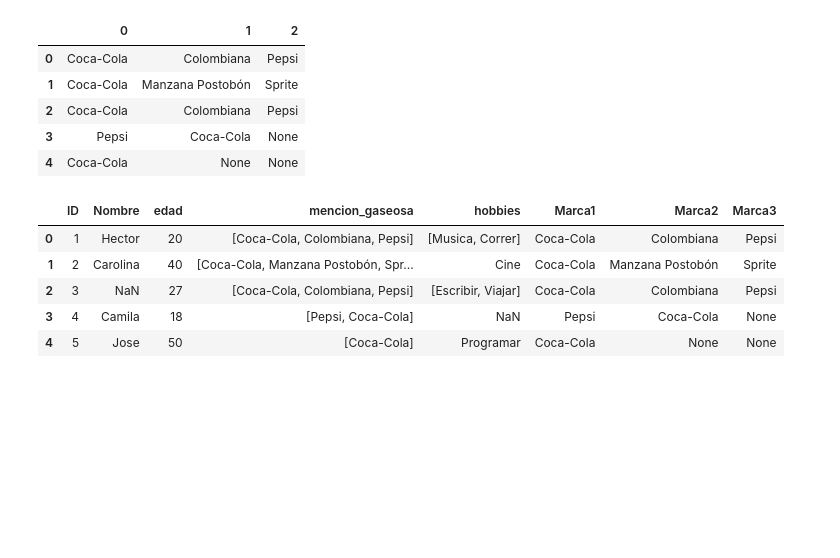
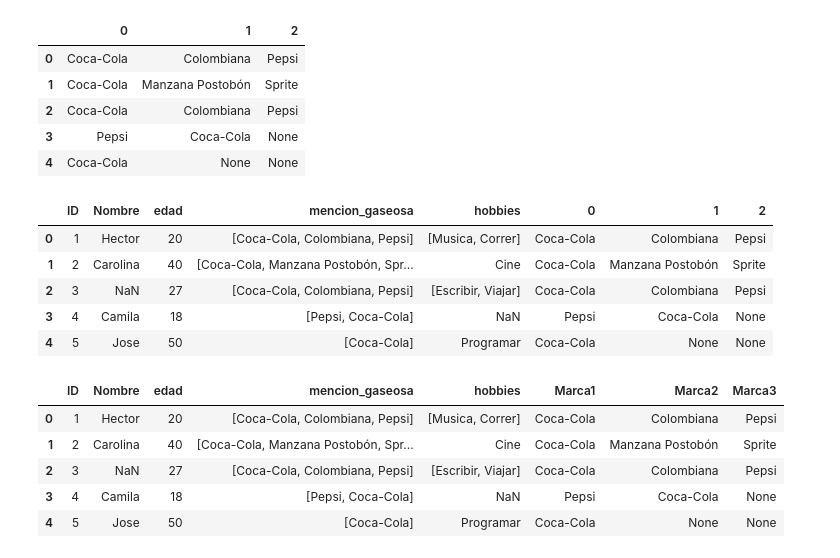
Before and after one commit to josezea/DatosEstructurados, a Jupyter notebook: Datos10/Clase10.ipynb, the cells around one changed output. Saved outputs shown, nothing was run; the diff lists cells and outputs as text; code cells hidden in the pictures; blank space fills up the shorter version.

```diff
--- a/Datos10/Clase10.ipynb
+++ b/Datos10/Clase10.ipynb
@@ -12,7 +13,7 @@ datos_dicc = [{'ID':1,'Nombre':'Hector', 'edad':20, 'mencion_gaseosa':['Coca-Col
                 {'ID':5,'Nombre':'Jose', 'edad':50, 'mencion_gaseosa':['Coca-Cola'],
                   'hobbies':'Programar'}]
 # %%
-datos=pd.json_normalize(datos_dicc)
+datos=json_normalize(datos_dicc)
 datos
 # %% [output]
 |  | ID | Nombre | edad | mencion_gaseosa | hobbies |
@@ -40,6 +41,14 @@ pd.DataFrame(datos.mencion_gaseosa.values.tolist())
 | 4 | Coca-Cola | None | None |
 # %%
 datos=datos.join(pd.DataFrame(datos.mencion_gaseosa.values.tolist()))
+datos
+# %% [output]
+|  | ID | Nombre | edad | mencion_gaseosa | hobbies | 0 | 1 | 2 |
+| 0 | 1 | Hector | 20 | [Coca-Cola, Colombiana, Pepsi] | [Musica, Correr] | Coca-Cola | Colombiana | Pepsi |
+| 1 | 2 | Carolina | 40 | [Coca-Cola, Manzana Postobón, Spr... | Cine | Coca-Cola | Manzana Postobón | Sprite |
+| 2 | 3 | NaN | 27 | [Coca-Cola, Colombiana, Pepsi] | [Escribir, Viajar] | Coca-Cola | Colombiana | Pepsi |
+| 3 | 4 | Camila | 18 | [Pepsi, Coca-Cola] | NaN | Pepsi | Coca-Cola | None |
+| 4 | 5 | Jose | 50 | [Coca-Cola] | Programar | Coca-Cola | None | None |
 # %%
 datos.rename(columns={0:'Marca1', 1:'Marca2',2:'Marca3'}, inplace=True)
 datos
```
Also changed, not shown: parts of 24 cells of this notebook.
